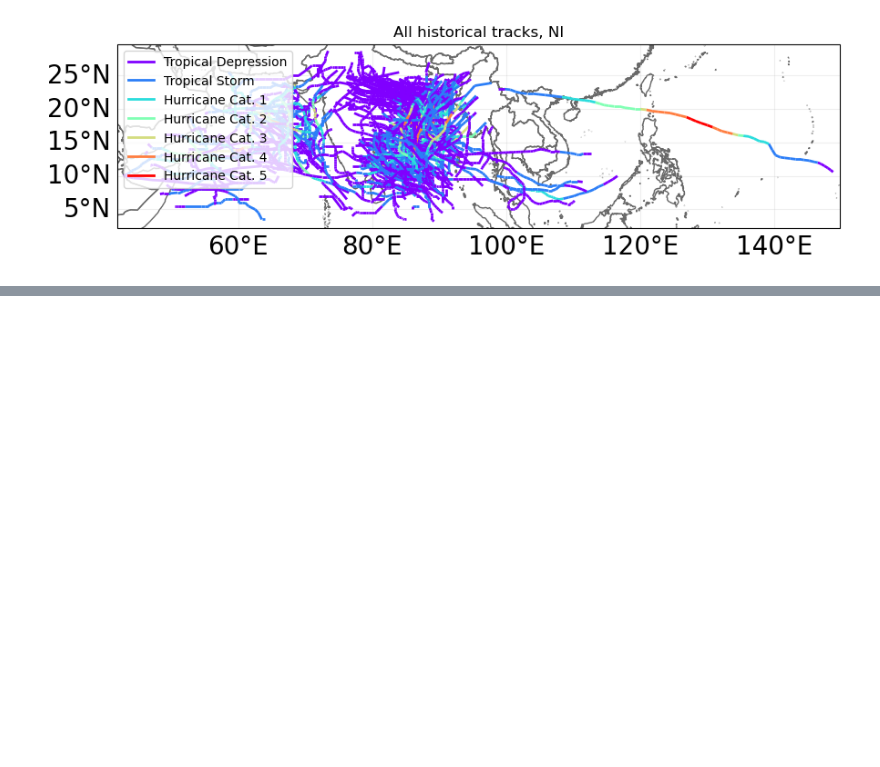
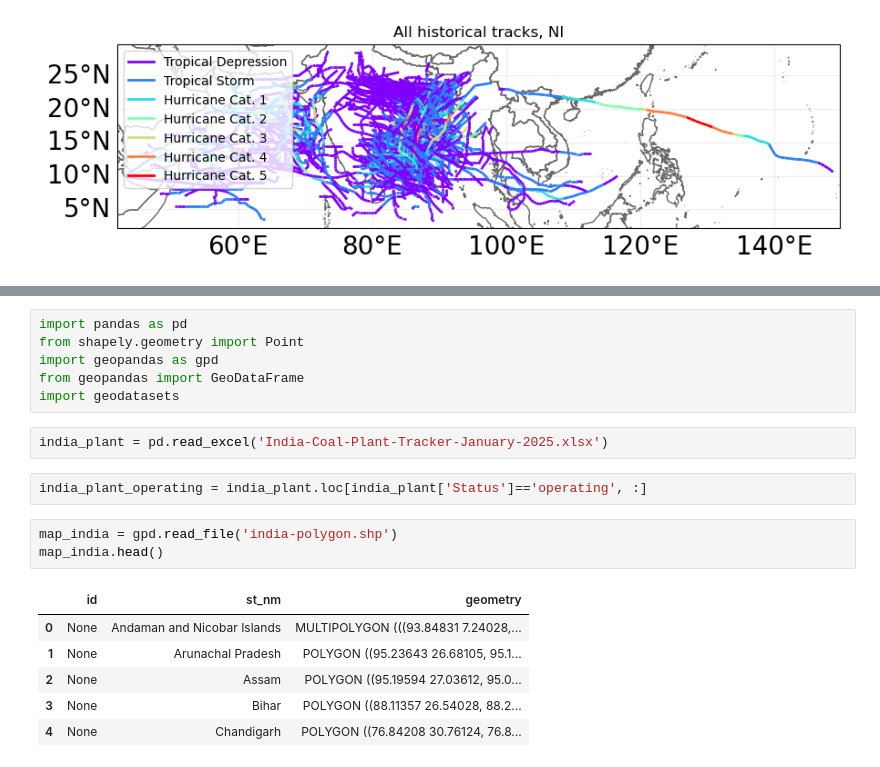
Before and after one commit to Moqian1122/TCRiskIndia, a Jupyter notebook: tc_histrocial_get.ipynb, the cells around one changed output, grey strips where cells are left out. Drawn from its saved outputs; the diff is of its cells as text; blank space fills up the shorter version.

```diff
--- a/tc_histrocial_get.ipynb
+++ b/tc_histrocial_get.ipynb
@@ -38,0 +69,20 @@ Text(0.5, 1.0, 'All historical tracks, NI')
+# %%
+import pandas as pd
+from shapely.geometry import Point
+import geopandas as gpd
+from geopandas import GeoDataFrame
+import geodatasets
+# %%
+india_plant = pd.read_excel('India-Coal-Plant-Tracker-January-2025.xlsx')
+# %%
+india_plant_operating = india_plant.loc[india_plant['Status']=='operating', :]
+# %%
+map_india = gpd.read_file('india-polygon.shp')
+map_india.head()
+# %% [output]
+|  | id | st_nm | geometry |
+| 0 | None | Andaman and Nicobar Islands | MULTIPOLYGON (((93.84831 7.24028,... |
+| 1 | None | Arunachal Pradesh | POLYGON ((95.23643 26.68105, 95.1... |
+| 2 | None | Assam | POLYGON ((95.19594 27.03612, 95.0... |
+| 3 | None | Bihar | POLYGON ((88.11357 26.54028, 88.2... |
+| 4 | None | Chandigarh | POLYGON ((76.84208 30.76124, 76.8... |
```
Also changed, not shown: parts of 6 cells of this notebook, 5 other files.
